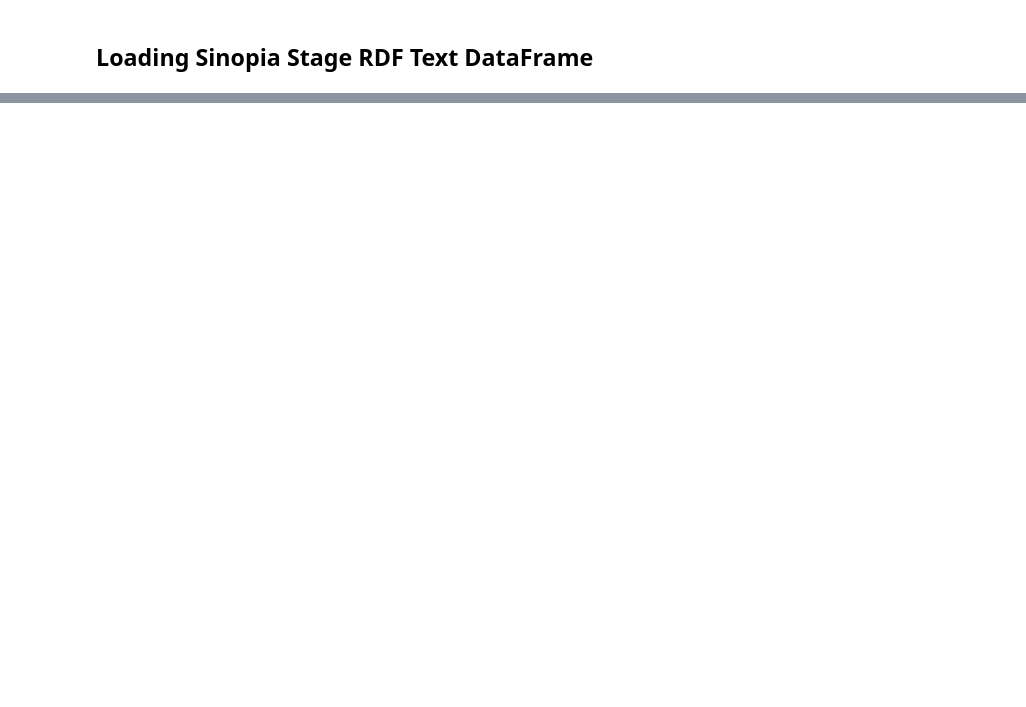
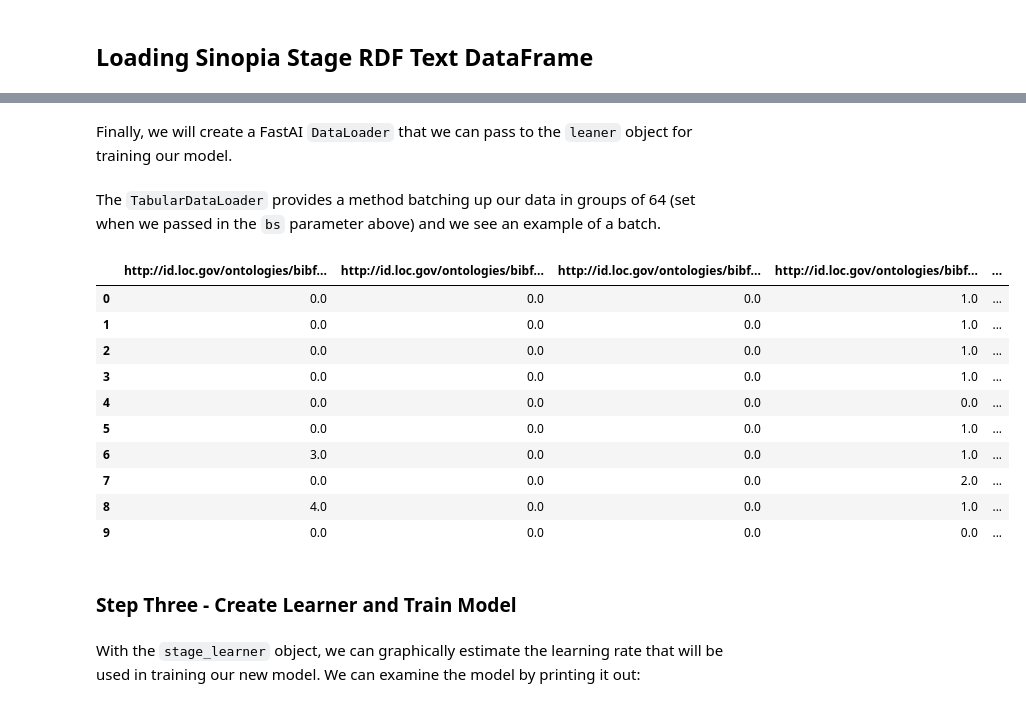
Before and after one commit to LD4P/rdf-ai-workshop, a Jupyter notebook: 05_FastAIwithPyTorch.ipynb, the cells around one changed output, grey strips where cells are left out. Cells and saved outputs as stored; diff of their text form; code cells hidden in the pictures; blank space fills up the shorter version.

Commit message:
Working FastAI started answers

```diff
--- a/05_FastAIwithPyTorch.ipynb
+++ b/05_FastAIwithPyTorch.ipynb
@@ -57,0 +93,9 @@ weighted_df
+# %%
+# stage_df_copy = stage_df.drop(
+#     columns=["uri", "http://sinopia.io/vocabulary/hasResourceTemplate"]
+# )
+# stage_df_clean = stage_df_copy[
+#     stage_df_copy.duplicated(subset=["template"], keep=False)
+# ]
+stage_df_clean = stage_df[stage_df_copy.duplicated(subset=["template"], keep=False)]
+splits = helpers.create_splits(stage_df_clean)
@@ -57,0 +125,2 @@ weighted_df
+# %% [markdown]
+Finally, we will create a FastAI `DataLoader` that we can pass to the `leaner` object for training our model.
@@ -57,0 +129,18 @@ weighted_df
+# %% [markdown]
+The `TabularDataLoader` provides a method batching up our data in groups of 64 (set when we passed in the `bs` parameter above) and we see an example of a batch.
+# %%
+stage_data_loader.show_batch()
+# %% [output]
+|  | http://id.loc.gov/ontologies/bibf... | http://id.loc.gov/ontologies/bibf... | http://id.loc.gov/ontologies/bibf... | http://id.loc.gov/ontologies/bibf... | ... |
+| 0 | 0.0 | 0.0 | 0.0 | 1.0 | ... |
+| 1 | 0.0 | 0.0 | 0.0 | 1.0 | ... |
+| 2 | 0.0 | 0.0 | 0.0 | 1.0 | ... |
+| 3 | 0.0 | 0.0 | 0.0 | 1.0 | ... |
+| 4 | 0.0 | 0.0 | 0.0 | 0.0 | ... |
+| 5 | 0.0 | 0.0 | 0.0 | 1.0 | ... |
+| 6 | 3.0 | 0.0 | 0.0 | 1.0 | ... |
+| 7 | 0.0 | 0.0 | 0.0 | 2.0 | ... |
+| 8 | 4.0 | 0.0 | 0.0 | 1.0 | ... |
+| 9 | 0.0 | 0.0 | 0.0 | 0.0 | ... |
+# %% [markdown]
+### Step Three - Create Learner and Train Model
@@ -57,0 +149,2 @@ weighted_df
+# %% [markdown]
+With the `stage_learner` object, we can graphically estimate the learning rate that will be used in training our new model. We can examine the model by printing it out:
```
Also changed, not shown: parts of 25 cells of this notebook, 7 other files.
